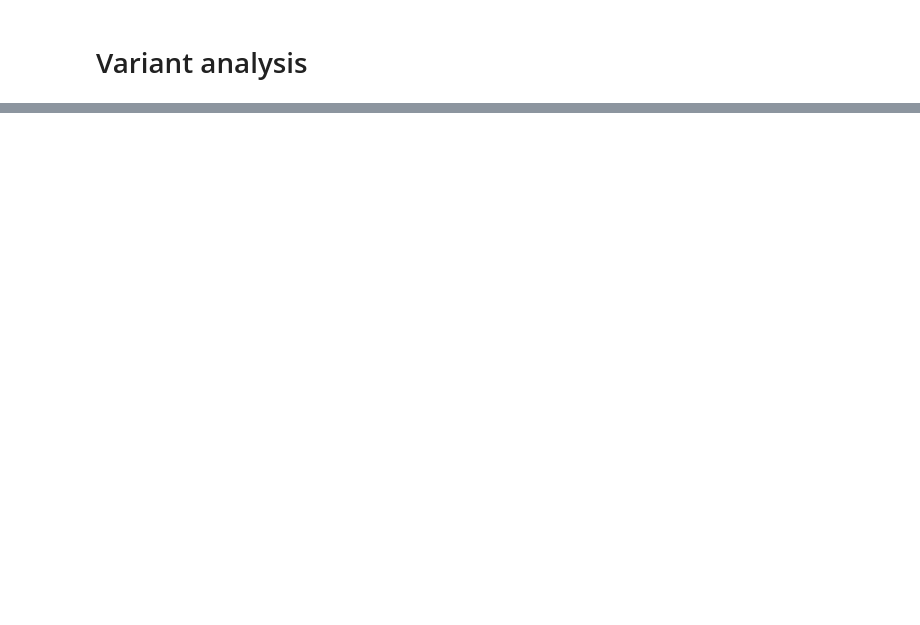
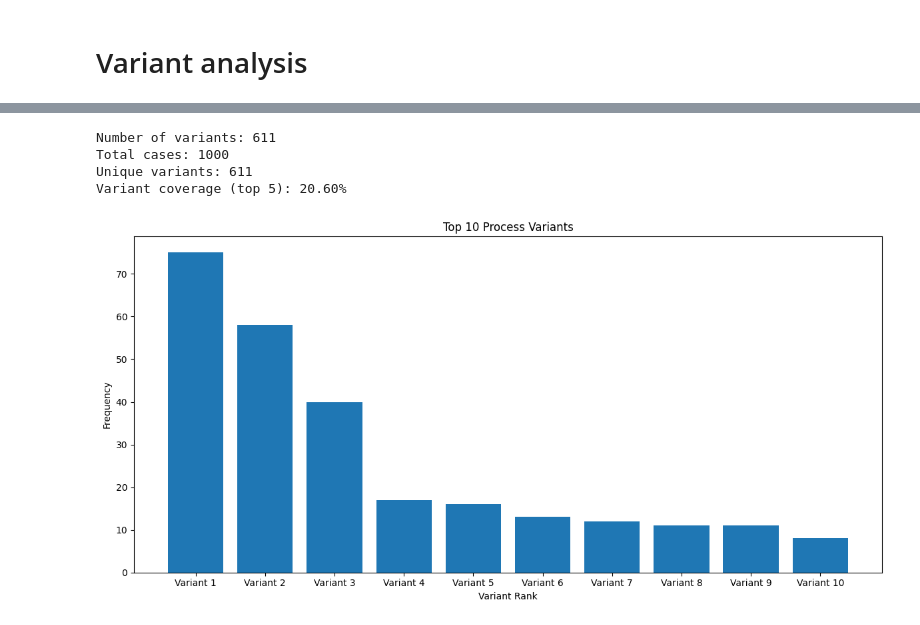
Before and after one commit to Mikeriess/SynBPS, a Jupyter notebook: examples/event_log_example.ipynb, the cells around one changed output, grey strips where cells are left out. Saved outputs shown, nothing was run; the diff lists cells and outputs as text; code cells hidden in the pictures; blank space fills up the shorter version.

```diff
--- a/examples/event_log_example.ipynb
+++ b/examples/event_log_example.ipynb
@@ -215,0 +133,72 @@ for i, (variant, freq) in enumerate(df_variants.head(5).itertuples(index=False),
+# %%
+from pm4py.algo.discovery.dfg import algorithm as dfg_discovery
+from pm4py.visualization.dfg import visualizer as dfg_visualization
+from pm4py.algo.filtering.log.variants import variants_filter
+
+
+# Get process variants
+variants = variants_filter.get_variants(event_log)
+
+# Print the number of variants
+print(f"Number of variants: {len(variants)}")
+
+
+import pm4py
+import pandas as pd
+from collections import Counter
+import matplotlib.pyplot as plt
+
+# Function to extract activity sequence from a variant
+def get_activity_sequence(variant):
+    if isinstance(variant, tuple) and len(variant) == 1:
+        # Single activity variant
+        return variant
+    elif isinstance(variant, tuple) and all(isinstance(item, tuple) for item in variant):
+        # Multi-activity variant
+        return tuple(activity for activity, _ in variant)
+    else:
+        # Unexpected format, return as is
+        return variant
+
+# Extract and count variants
+variant_counts = Counter()
+for variant, traces in variants.items():
+    activity_sequence = get_activity_sequence(variant)
+    variant_counts[activity_sequence] = len(traces)
+
+# Convert to DataFrame for easier analysis
+df_variants = pd.DataFrame(list(variant_counts.items()), columns=['Variant', 'Frequency'])
+df_variants = df_variants.sort_values('Frequency', ascending=False).reset_index(drop=True)
+
+# Calculate some statistics
+total_cases = sum(df_variants['Frequency'])
+unique_variants = len(df_variants)
+top_5_coverage = df_variants['Frequency'].head(5).sum() / total_cases
+
+# Print statistics
+print(f"Total cases: {total_cases}")
+print(f"Unique variants: {unique_variants}")
+print(f"Variant coverage (top 5): {top_5_coverage:.2%}")
+
+# Visualize top 10 variants
+plt.figure(figsize=(12, 6))
+plt.bar(range(10), df_variants['Frequency'].head(10))
+plt.title('Top 10 Process Variants')
+plt.xlabel('Variant Rank')
+plt.ylabel('Frequency')
+plt.xticks(range(10), [f"Variant {i+1}" for i in range(10)])
+plt.tight_layout()
+plt.show()
+
+# Print details of top 5 variants
+print("\nTop 5 most frequent variants:")
+for i, (variant, freq) in enumerate(df_variants.head(5).itertuples(index=False), 1):
+    print(f"{i}. Frequency: {freq}")
+    print(f"   Activities: {' -> '.join(str(v) for v in variant)}")
+    print()
+# %% [output]
+Number of variants: 611
+Total cases: 1000
+Unique variants: 611
+Variant coverage (top 5): 20.60%
+[figure, added]
```
Also changed, not shown: parts of 8 cells of this notebook, 33 other files.
